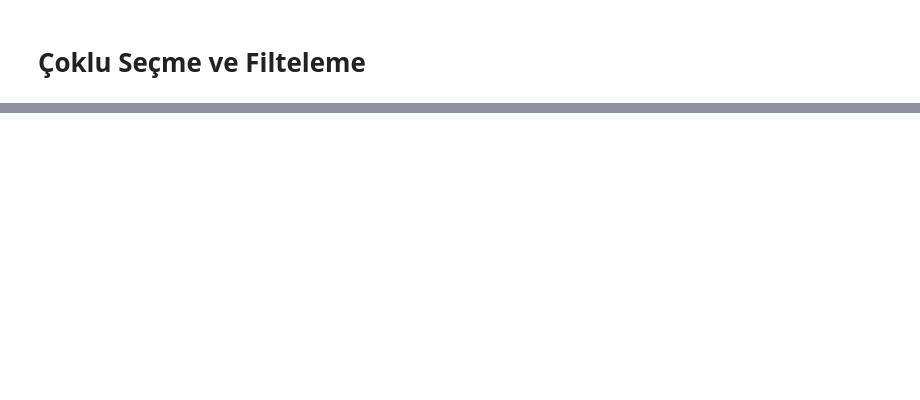
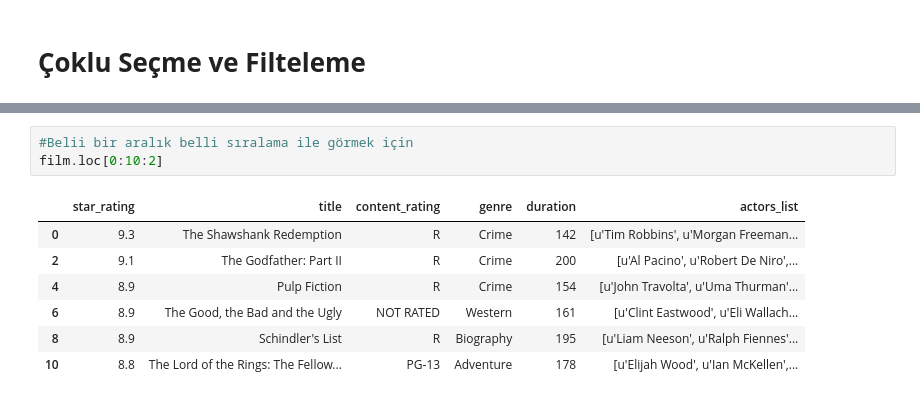
Before and after one commit to azem46/Python_Colab_Handbook, a Jupyter notebook: Python_Ders_16_Pandas.ipynb, the cells around one changed output, grey strips where cells are left out. Cells and saved outputs as stored; diff of their text form; blank space fills up the shorter version.

```diff
--- a/Python_Ders_16_Pandas.ipynb
+++ b/Python_Ders_16_Pandas.ipynb
@@ -2322,0 +2352,11 @@ film[film.actors_list.str.contains("Brad Pitt")]
+# %%
+#Belii bir aralık belli sıralama ile görmek için
+film.loc[0:10:2]
+# %% [output]
+|  | star_rating | title | content_rating | genre | duration | actors_list |
+| 0 | 9.3 | The Shawshank Redemption | R | Crime | 142 | [u'Tim Robbins', u'Morgan Freeman... |
+| 2 | 9.1 | The Godfather: Part II | R | Crime | 200 | [u'Al Pacino', u'Robert De Niro',... |
+| 4 | 8.9 | Pulp Fiction | R | Crime | 154 | [u'John Travolta', u'Uma Thurman'... |
+| 6 | 8.9 | The Good, the Bad and the Ugly | NOT RATED | Western | 161 | [u'Clint Eastwood', u'Eli Wallach... |
+| 8 | 8.9 | Schindler's List | R | Biography | 195 | [u'Liam Neeson', u'Ralph Fiennes'... |
+| 10 | 8.8 | The Lord of the Rings: The Fellow... | PG-13 | Adventure | 178 | [u'Elijah Wood', u'Ian McKellen',... |
```
Also changed, not shown: parts of 30 cells of this notebook.
